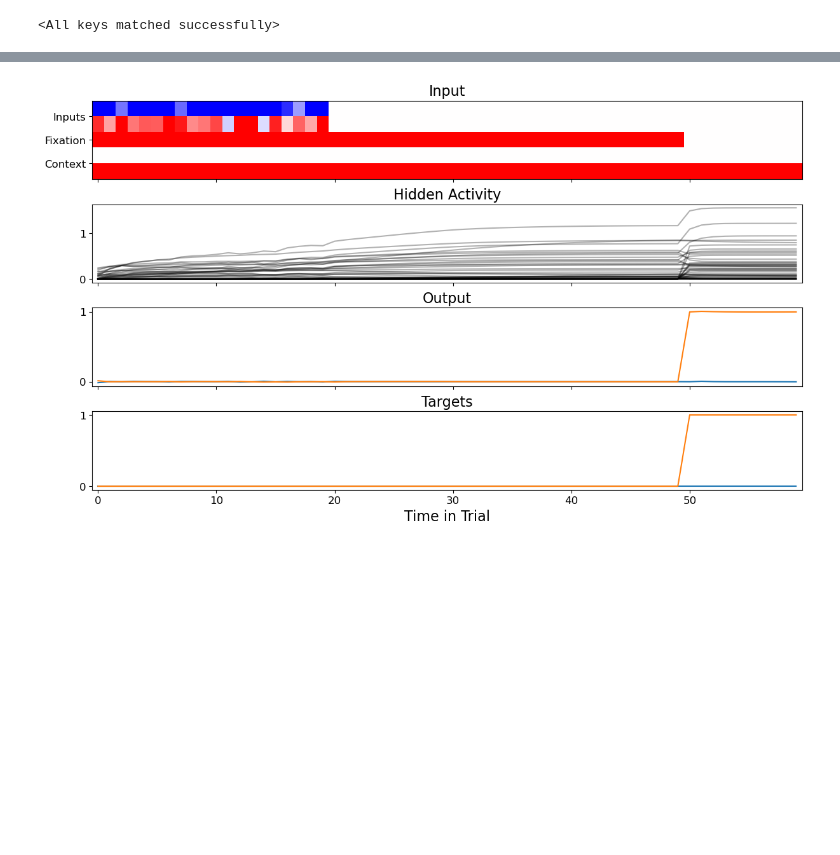
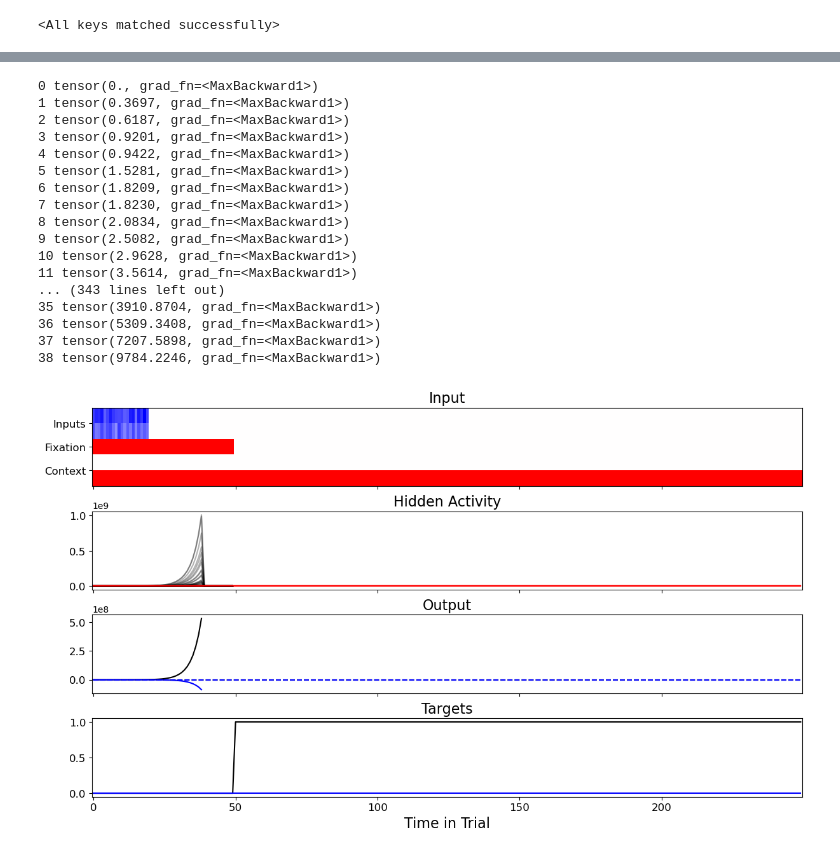
Before and after one commit to landoskape/mcn2024-psets, a Jupyter notebook: intrinsic-excitability/task.ipynb, the cells around one changed output, grey strips where cells are left out. Cells and saved outputs as stored; diff of their text form; code cells hidden in the pictures; blank space fills up the shorter version.

Commit message:
Bug fix for model construction, perturb refactor, testing

```diff
--- a/intrinsic-excitability/task.ipynb
+++ b/intrinsic-excitability/task.ipynb
@@ -180,31 +190,93 @@ plt.show()
 # %%
 ibatch = 0
 
-# task.decision_time =
-X, target, params = task.generate_data(1, source_floor=0.5, source_strength=1.0, sigma=0.5)
-output, hidden = net(X, return_hidden=True)
+# pnet = deepcopy(net)
+
+targets = dict(
+    gain="hidden_gain",
+    threshold="hidden_threshold",
+    tau="hidden_tau",
+    receptive="reccurent_receptive",
+    projective="reccurent_projective",
+)
+
+target_nonlinearity = dict(
+    gain="sigmoid",
+    threshold="linear",
+    tau="sigmoid",
+    receptive="linear",
+    projective="linear",
+)
+
+# do_perturb = True
+# if do_perturb:
+#     perturb_target = "tau"
+#     perturb_type = "rotation"
+#     perturb_ratio = np.pi/4
+
+#     old_parameter = getattr(pnet, targets[perturb_target])
+#     old_parameter = old_parameter.data
+#     if target_nonlinearity[perturb_target] == "sigmoid":
+#         old_parameter = torch.sigmoid(old_parameter)
+
+#     new_parameter = perturb_parameter(old_parameter, perturb_ratio, perturb_type)
+
+#     if target_nonlinearity[perturb_target] == "sigmoid":
+#         new_parameter = torch.clamp(new_parameter, 1e-6, 1 - 1e-6)
+#         new_parameter = torch.log(new_parameter / (1 - new_parameter))
+
+#     attribute = getattr(pnet, targets[perturb_target])
+#     attribute.data = new_parameter
+
+task.decision_time = 200
+X, target, params = task.generate_data(1, source_floor=0.1, source_strength=1.0, sigma=0.1)
+output, hidden, xx_in, rr_in, dh_in = pnet(X, return_hidden=True, return_currents=True)
+output_standard, hidden_standard = net(X, return_hidden=True)
 output = output.detach()
+output_standard = output_standard.detach()
 
 fontsize = 16
 smallfont = 12
 fig, ax = plt.subplots(4, 1, figsize=(12, 7), layout="constrained", sharex=True)
 ax[0].imshow(X[ibatch].T, aspect="auto", cmap="bwr", interpolation="none", vmin=-1, vmax=1)
 ax[0].set_yticks([0.5, 2, 3.5], labels=["Inputs", "Fixation", "Context"], fontsize=smallfont)
 ax[0].set_title("Input", fontsize=fontsize)
 ax[1].plot(hidden[ibatch].detach().numpy()[:, isort], c='k', alpha=0.3)
+ax[1].plot(hidden_standard[ibatch].detach().numpy()[:, isort], c='r', alpha=0.1)
 # ax[1].imshow(hidden[ibatch].detach().numpy().T[isort], aspect="auto", interpolation="none", cmap='gray')
 ax[1].tick_params(axis="y", labelsize=smallfont)
 ax[1].set_title("Hidden Activity", fontsize=fontsize)
-ax[2].plot(output[ibatch].detach().numpy(), label="Network Output")
+ax[2].plot(output[ibatch].detach().numpy()[:, 0], c='k')
+ax[2].plot(output[ibatch].detach().numpy()[:, 1], c='b')
+ax[2].plot(output_standard[ibatch][:, 0].detach().numpy(), label="Network Output", c='k', linestyle='--')
+ax[2].plot(output_standard[ibatch][:, 1].detach().numpy(), label="Network Output", c='b', linestyle='--')
 ax[2].set_title("Output", fontsize=fontsize)
-ax[2].set_yticks([0, 1])
+# ax[2].set_yticks([0, 1])
 ax[2].tick_params(axis="y", labelsize=smallfont)
-ax[3].plot(target[ibatch].detach().numpy(), label="Target")
+ax[3].plot(target[ibatch][:, 0].detach().numpy(), label="Target", c='k')
+ax[3].plot(target[ibatch][:, 1].detach().numpy(), label="Target", c='b')
 ax[3].set_title("Targets", fontsize=fontsize)
 ax[3].set_xlabel("Time in Trial", fontsize=fontsize)
-ax[3].set_yticks([0, 1])
+# ax[3].set_yticks([0, 1])
 ax[3].tick_params(axis="y", labelsize=smallfont)
 ax[3].tick_params(axis='x', labelsize=smallfont)
 plt.show()
 # %% [output]
+0 tensor(0., grad_fn=<MaxBackward1>)
+1 tensor(0.3697, grad_fn=<MaxBackward1>)
+2 tensor(0.6187, grad_fn=<MaxBackward1>)
+3 tensor(0.9201, grad_fn=<MaxBackward1>)
+4 tensor(0.9422, grad_fn=<MaxBackward1>)
+5 tensor(1.5281, grad_fn=<MaxBackward1>)
+6 tensor(1.8209, grad_fn=<MaxBackward1>)
+7 tensor(1.8230, grad_fn=<MaxBackward1>)
+8 tensor(2.0834, grad_fn=<MaxBackward1>)
+9 tensor(2.5082, grad_fn=<MaxBackward1>)
+10 tensor(2.9628, grad_fn=<MaxBackward1>)
+11 tensor(3.5614, grad_fn=<MaxBackward1>)
+... (343 lines left out)
+35 tensor(3910.8704, grad_fn=<MaxBackward1>)
+36 tensor(5309.3408, grad_fn=<MaxBackward1>)
+37 tensor(7207.5898, grad_fn=<MaxBackward1>)
+38 tensor(9784.2246, grad_fn=<MaxBackward1>)
-[figure, old version]
+[figure, new version]
```
Also changed, not shown: parts of 14 cells of this notebook, 5 other files.
